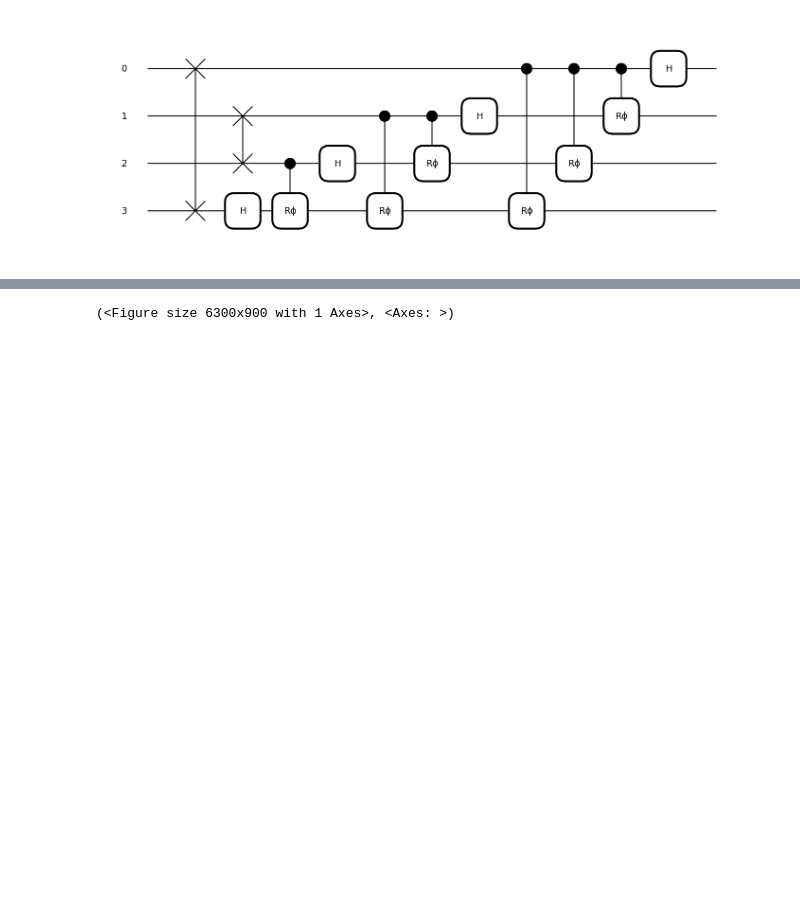
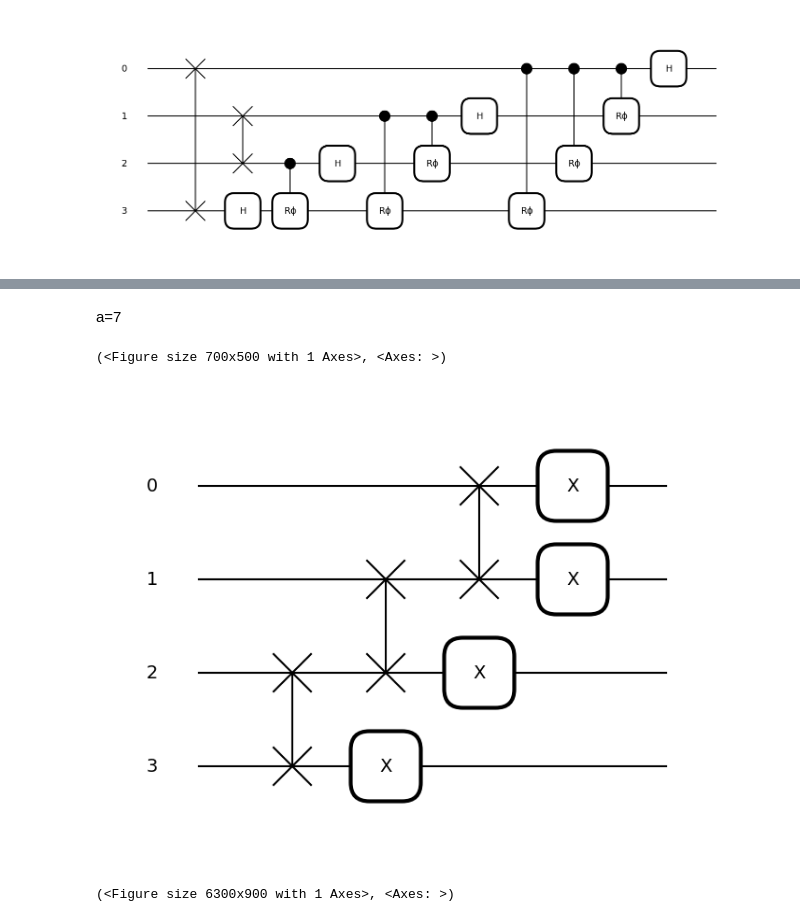
Before and after one commit to cezaris13/QuantumComputing, a Jupyter notebook: Quantum team project/Shor.ipynb, the cells around one changed output, grey strips where cells are left out. Cells and saved outputs as stored; diff of their text form; code cells hidden in the pictures; blank space fills up the shorter version.

```diff
--- a/Quantum team project/Shor.ipynb
+++ b/Quantum team project/Shor.ipynb
@@ -76,3 +89,11 @@ print(qml.draw_mpl(aMod15, wire_order=range(4))(qml,a,0,range(4)))
+# %% [markdown]
+a=7
+# %%
+a=7
+print(qml.draw_mpl(aMod15, wire_order=range(4))(qml,a,1,range(4)))
+# %% [output]
+(<Figure size 700x500 with 1 Axes>, <Axes: >)
+[figure, added]
 # %%
 print (qml.draw_mpl(modExp, wire_order=range(8))(qml,4,4,14))
 # %% [output]
```
Also changed, not shown: parts of 7 cells of this notebook.
